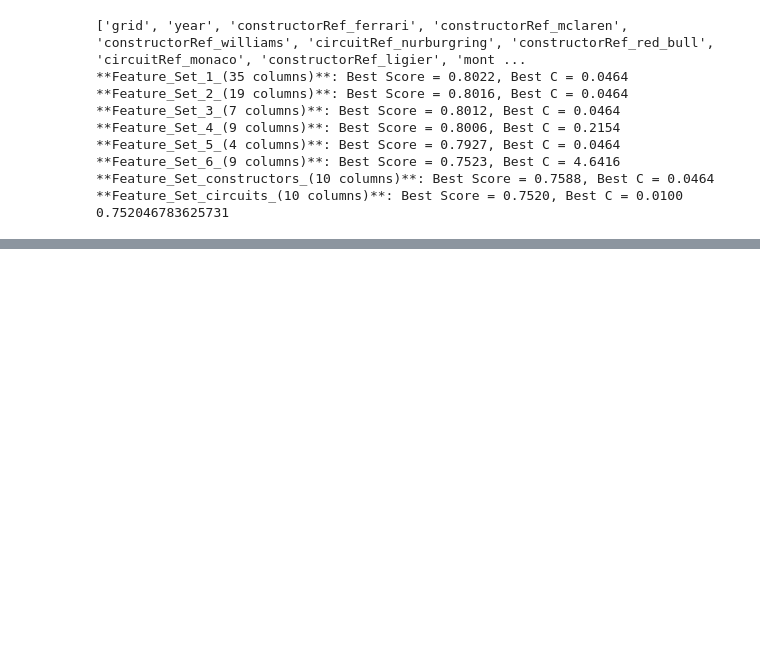
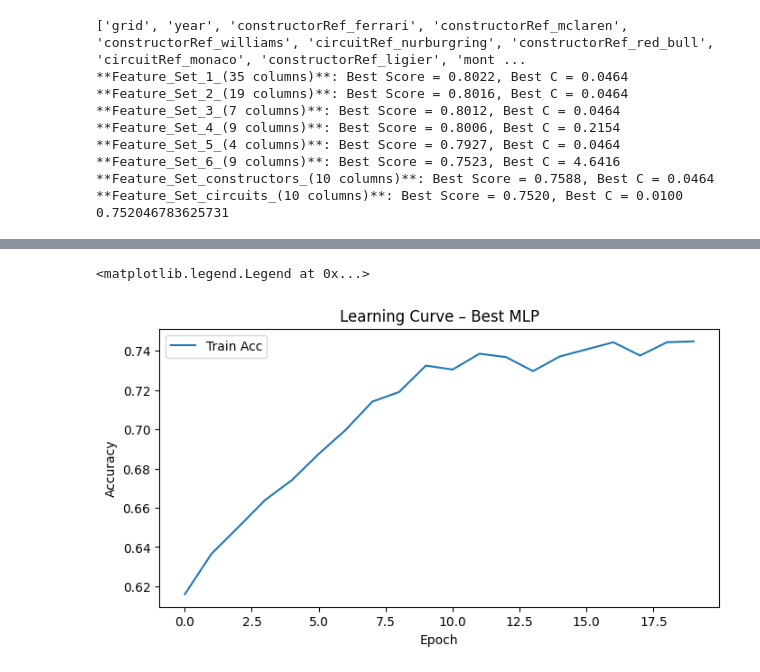
Before and after one commit to NilsHLund/f1-dnf-analysis, a Jupyter notebook: 41/code.ipynb, the cells around one changed output, grey strips where cells are left out. Drawn from its saved outputs; the diff is of its cells as text; code cells hidden in the pictures; blank space fills up the shorter version.

```diff
--- a/41/code.ipynb
+++ b/41/code.ipynb
@@ -377,0 +596,17 @@ print(sum(y_train)/len(y_train))
+# %%
+
+# SORT AND PRINT RESULTS
+
+results_sorted = sorted(results, key=lambda x: x["test_acc"], reverse=True)
+
+print("\n===============================")
+print(" TOP MODELS")
+print("===============================\n")
+
+for r in results_sorted[:4]:
+    print(f"Model {r['model_id']} — acc={r['test_acc']:.4f}")
+    print(f"  depth={r['depth']}")
+    print(f"  dropout={r['dropout']}")
+    print(f"  activation={r['activation']}")
+    print(f"  L2={r['l2_reg']}")
+    print("---------------------------------")
@@ -377,0 +631,12 @@ print(sum(y_train)/len(y_train))
+# %%
+best = results_sorted[0]["history"]
+
+plt.figure(figsize=(8,4))
+plt.plot(best["accuracy"], label="Train Acc")
+plt.title("Learning Curve – Best MLP")
+plt.xlabel("Epoch")
+plt.ylabel("Accuracy")
+plt.legend()
+# %% [output]
+<matplotlib.legend.Legend at 0x...>
+[figure, added]
```
Also changed, not shown: parts of 30 cells of this notebook.
